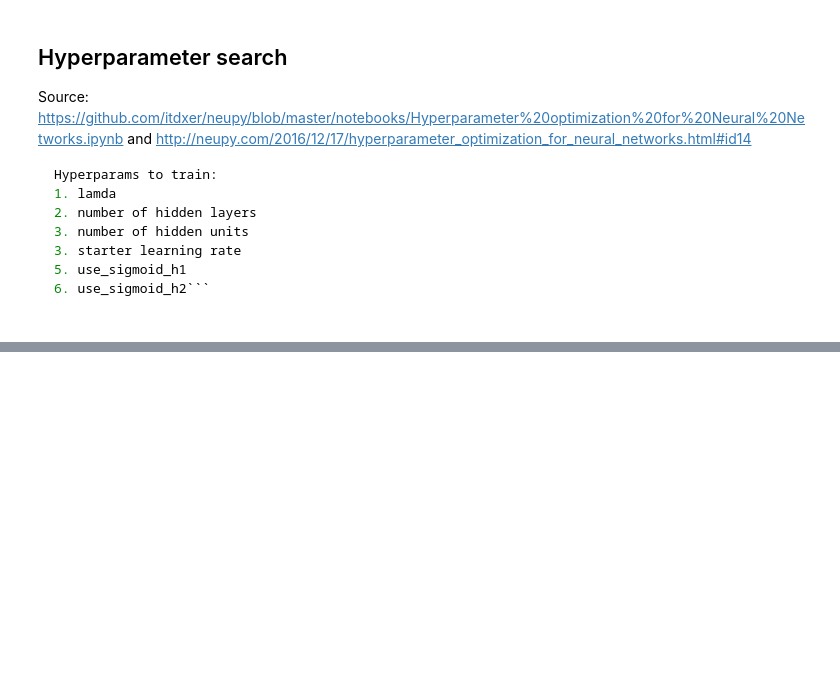
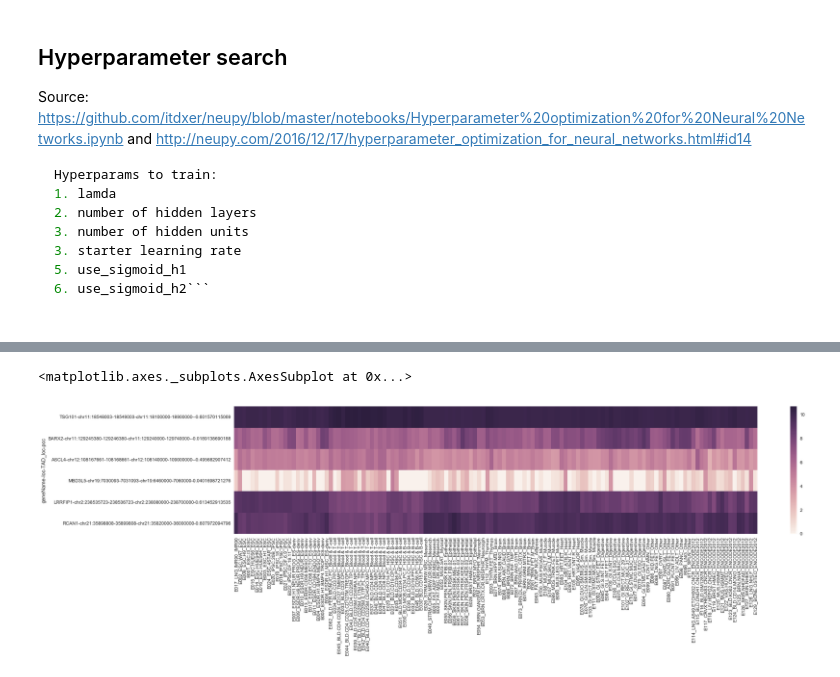
Before and after one commit to dineshmdh/predicting_gene_expression, a Jupyter notebook: Functions/model_scripts/main.ipynb, the cells around one changed output, grey strips where cells are left out. Drawn from its saved outputs; the diff is of its cells as text; code cells hidden in the pictures; blank space fills up the shorter version.

```diff
--- a/Functions/model_scripts/main.ipynb
+++ b/Functions/model_scripts/main.ipynb
@@ -117,0 +94,6 @@ plt.plot(trials.results[trial_idx]['val_loss'], color="mediumvioletred")
+# %%
+plt.figure(figsize=(25,5))
+sns.heatmap(gv.df_tfs)
+# %% [output]
+<matplotlib.axes._subplots.AxesSubplot at 0x...>
+[figure, added]
```
Also changed, not shown: parts of 21 cells of this notebook.
